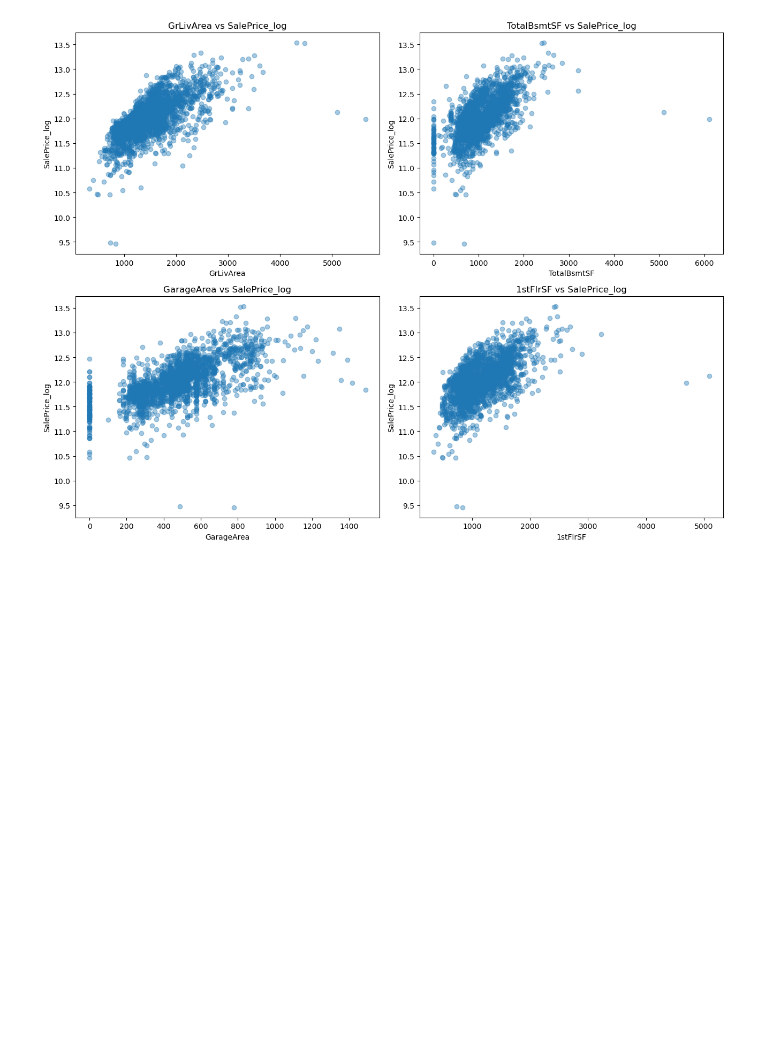
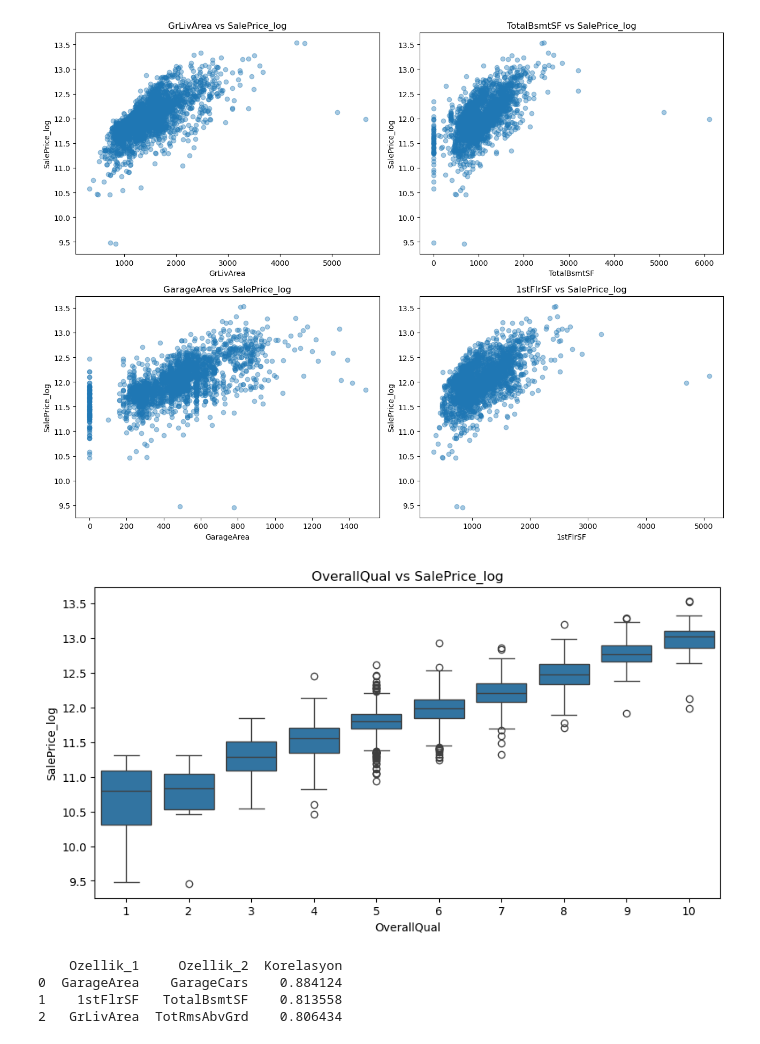
Before and after one commit to enesacarq/ames-housing-price-prediction, a Jupyter notebook: ames_house_price_analysis.ipynb, the cells around one changed output. Drawn from its saved outputs; the diff is of its cells as text; code cells hidden in the pictures; blank space fills up the shorter version.

Commit message:
add numerical variable analysis full

```diff
--- a/ames_house_price_analysis.ipynb
+++ b/ames_house_price_analysis.ipynb
@@ -471,3 +473,35 @@ plt.tight_layout()
 plt.show()
 # %% [output]
 [figure]
+# %%
+# Ortada ayırna çizgi mediandır %50 yani Q2 ,ortanca değer
+# IQR =orta %50 nin yayılımıdır.kısa kutu gruptaki veriler yakın-uzak kutu veriler uzak
+#Whisker'ların (kutudan dışarı uzanan iki çizginin) dışındakiler aykırı değerlerdir.daire şeklinde
+# Scatter ve Boxplot ta güçlü değerler incelenir.
+
+plt.figure(figsize=(10, 5))
+sns.boxplot(x='OverallQual', y='SalePrice_log', data=analiz_df)
+plt.title('OverallQual vs SalePrice_log')
+plt.show()
+# %% [output]
+[figure, added]
+# %%
+# multicollinearity (çoklu doğrusallık) tespiti yapıyoruz 0.7nin üzerindeki eşikleri listeliyoruz.
+# değişkenlerin birbiriyle alakasında çok olanları tespit edip analiz yapıyoruz.
+# bu durum modelimize zarar verir.
+corr_matrix = analiz_df[numerical_columns].corr().abs()
+upper = corr_matrix.where(np.triu(np.ones(corr_matrix.shape), k=1).astype(bool))
+
+pairs = (upper.stack().reset_index()
+              .rename(columns={'level_0': 'Ozellik_1', 'level_1': 'Ozellik_2', 0: 'Korelasyon'}))
+
+yuksek = (pairs[pairs['Korelasyon'] > 0.7]
+          .sort_values('Korelasyon', ascending=False)
+          .reset_index(drop=True))
+
+print(yuksek)
+# %% [output]
+    Ozellik_1     Ozellik_2  Korelasyon
+0  GarageArea    GarageCars    0.884124
+1    1stFlrSF   TotalBsmtSF    0.813558
+2   GrLivArea  TotRmsAbvGrd    0.806434
```
Also changed, not shown: parts of 2 cells of this notebook.
